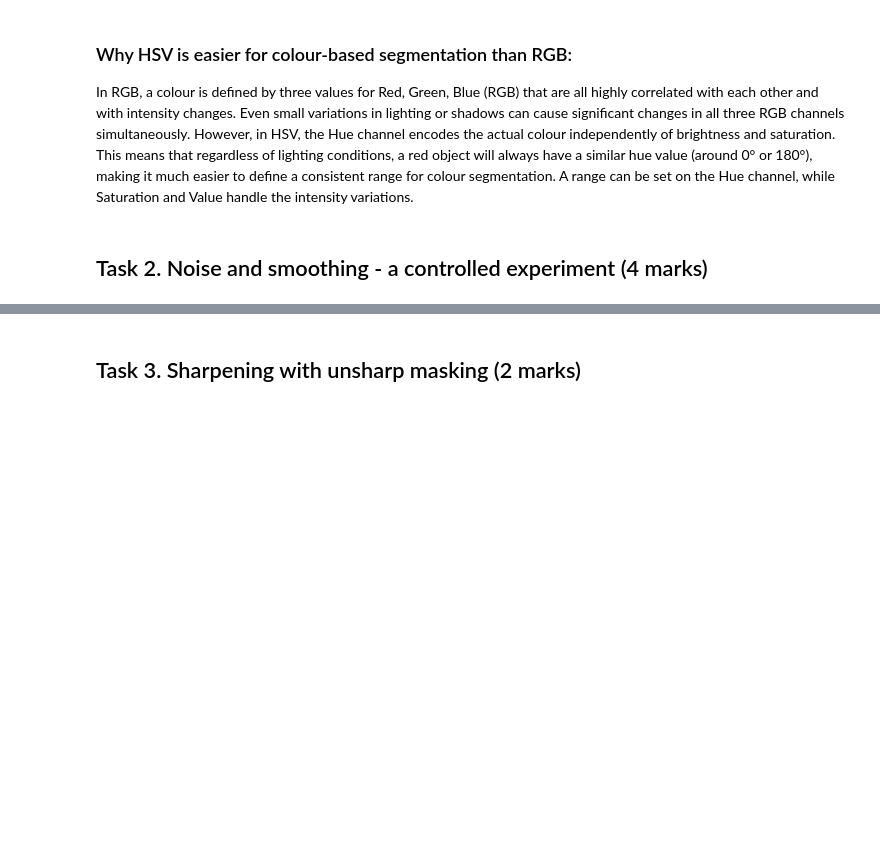
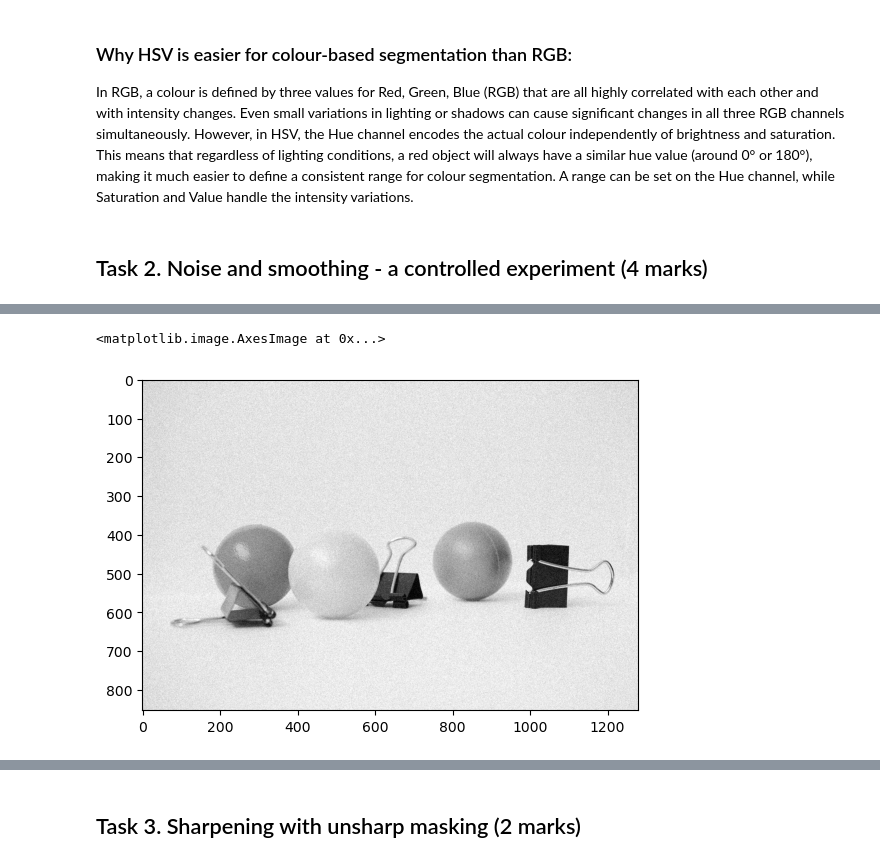
Before and after one commit to kcbesa/cv_practical_work, a Jupyter notebook: Practical_1.ipynb, the cells around one changed output, grey strips where cells are left out. Saved outputs shown, nothing was run; the diff lists cells and outputs as text; code cells hidden in the pictures; blank space fills up the shorter version.

```diff
--- a/Practical_1.ipynb
+++ b/Practical_1.ipynb
@@ -137,0 +142,15 @@ colourful_image_rgb = cv2.cvtColor(colourful_image, cv2.COLOR_BGR2RGB)
+# %%
+#########################################################################
+# IMAGE WITH GAUSSIAN NOISE
+#########################################################################
+g_noise=np.random.normal(0, 15, gray_image.shape)
+
+# Add noise safely
+g_noisy_gray_image = gray_image.astype(np.float32) + g_noise
+
+# Clip to [0,255] and convert back
+g_noisy_gray_image_clipped = np.clip(noisy_gray_image, 0, 255).astype(np.uint8)
+plt.imshow(g_noisy_gray_image_clipped, cmap="gray")
+# %% [output]
+<matplotlib.image.AxesImage at 0x...>
+[figure, added]
```
Also changed, not shown: parts of 7 cells of this notebook.
